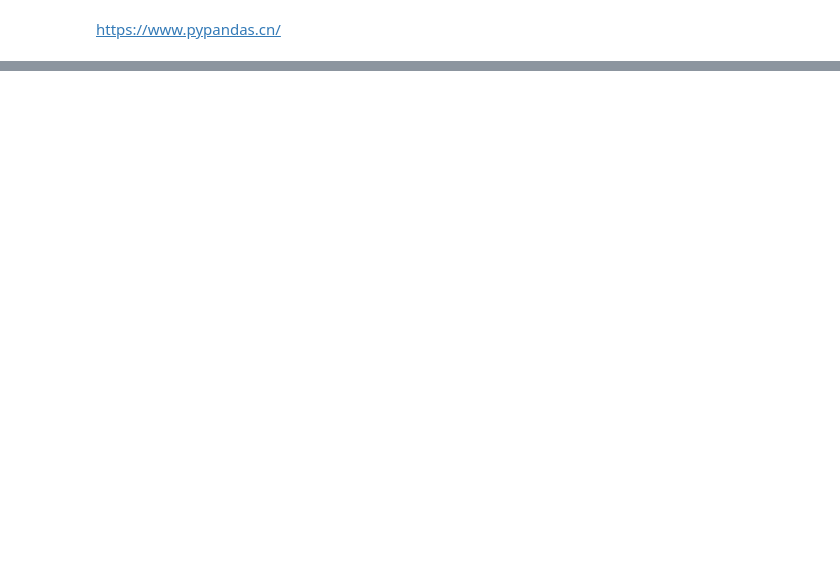
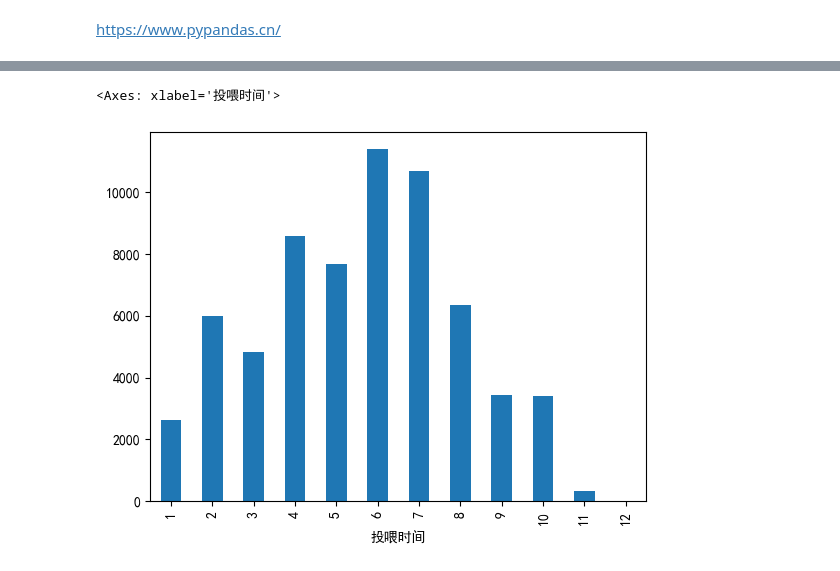
Before and after one commit to davidsxf/Python-for-Data-Analysis, a Jupyter notebook: fishFeedStock.ipynb, the cells around one changed output, grey strips where cells are left out. Cells and saved outputs as stored; diff of their text form; code cells hidden in the pictures; blank space fills up the shorter version.

```diff
--- a/fishFeedStock.ipynb
+++ b/fishFeedStock.ipynb
@@ -37,0 +8,9 @@ feed_df = df[['投喂时间','池塘编号','投喂数量']]
+# %%
+import pandas as pd
+df = pd.read_excel("feed.xlsx")
+#convert the date column to dateindex
+# df.set_index('投喂时间',inplace=True)
+df["投喂时间"] =  pd.to_datetime(df['投喂时间'])
+#convert index to datetime
+# df.index = pd.to_datetime(df.index)
+df.head(10)
@@ -37,0 +29,8 @@ feed_df = df[['投喂时间','池塘编号','投喂数量']]
+# %%
+import matplotlib.pyplot as plt
+plt.rcParams['font.sans-serif']=['SimHei'] #用来正常显示中文标签
+df1 = df.where(df["池塘编号"] == '1111').groupby(df["投喂时间"].dt.month)
+df1["投喂重量kg"].sum().plot(kind="bar")
+# %% [output]
+<Axes: xlabel='投喂时间'>
+[figure, added]
```
Also changed, not shown: parts of 28 cells of this notebook, 2 other files.
